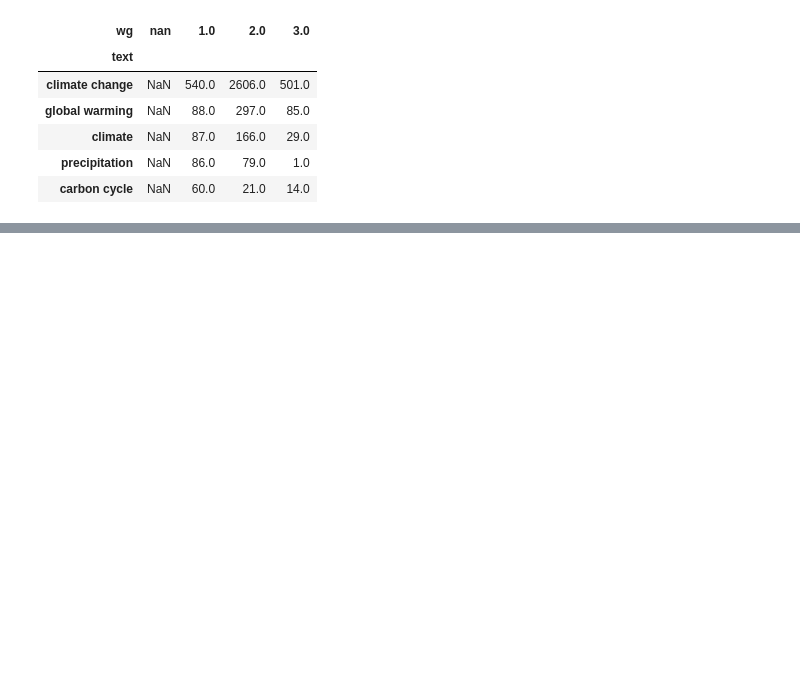
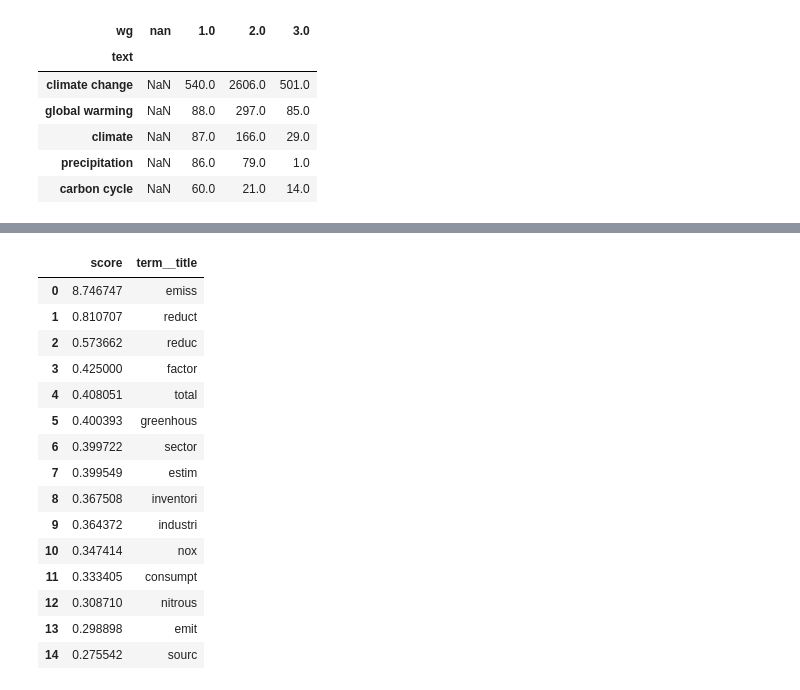
Before and after one commit to mcallaghan/cc-topography, a Jupyter notebook: code/keywords.ipynb, the cells around one changed output, grey strips where cells are left out. Cells and saved outputs as stored; diff of their text form; code cells hidden in the pictures; blank space fills up the shorter version.

```diff
--- a/code/keywords.ipynb
+++ b/code/keywords.ipynb
@@ -182,0 +238,25 @@ ValueError: expected an element of List(String), got seq with invalid items [327
+# %%
+topwords = TopicTerm.objects.filter(
+    topic=t
+).order_by('-score').values('term__title','score')
+
+twdf = pd.DataFrame.from_dict(list(topwords))
+
+twdf.head(15)
+# %% [output]
+|  | score | term__title |
+| 0 | 8.746747 | emiss |
+| 1 | 0.810707 | reduct |
+| 2 | 0.573662 | reduc |
+| 3 | 0.425000 | factor |
+| 4 | 0.408051 | total |
+| 5 | 0.400393 | greenhous |
+| 6 | 0.399722 | sector |
+| 7 | 0.399549 | estim |
+| 8 | 0.367508 | inventori |
+| 9 | 0.364372 | industri |
+| 10 | 0.347414 | nox |
+| 11 | 0.333405 | consumpt |
+| 12 | 0.308710 | nitrous |
+| 13 | 0.298898 | emit |
+| 14 | 0.275542 | sourc |
```
Also changed, not shown: parts of 11 cells of this notebook, 7 other files.
